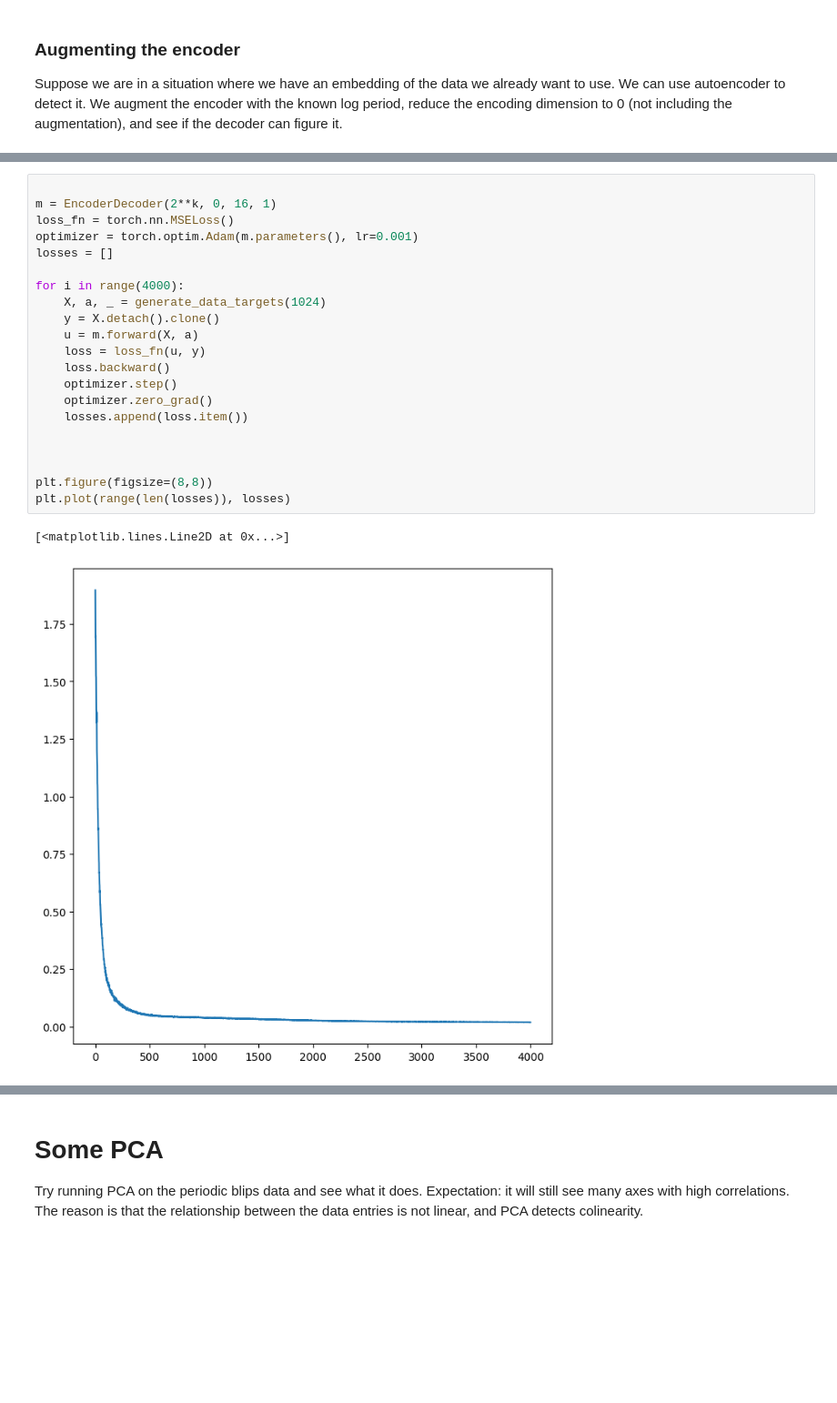
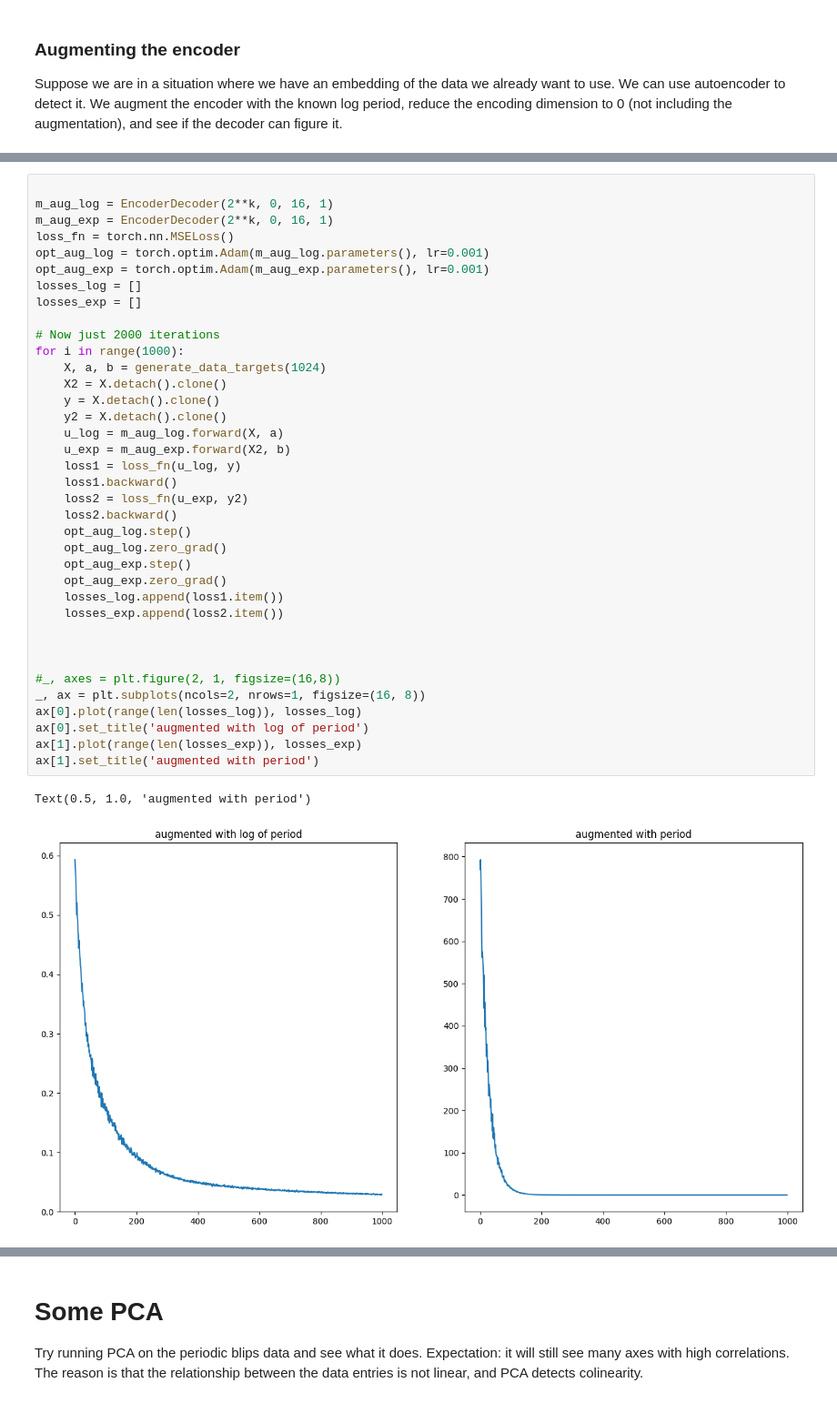
Before and after one commit to chenhi/groove_gang, a Jupyter notebook: autoencoder.ipynb, the cells around one changed output, grey strips where cells are left out. Shown at 91% size. Cells and saved outputs as stored; diff of their text form; blank space fills up the shorter version.

Commit message:
log period vs period

```diff
--- a/autoencoder.ipynb
+++ b/autoencoder.ipynb
@@ -118,27 +128,43 @@ base_targets = 2 ** torch.arange(k+1)[:, None]
 def generate_data_targets(n: int):
     r = torch.randint(0, k+1, size=(n,))
     return base_data[r] + torch.randn(size=(n, 2**k))*0.1, log_base_targets[r], base_targets[r]
-# %%
-
-m = EncoderDecoder(2**k, 0, 16, 1)
-loss_fn = torch.nn.MSELoss()
-optimizer = torch.optim.Adam(m.parameters(), lr=0.001)
-losses = []
-
-for i in range(4000):
-    X, a, _ = generate_data_targets(1024)
-    y = X.detach().clone()
-    u = m.forward(X, a)
-    loss = loss_fn(u, y)
-    loss.backward()
-    optimizer.step()
-    optimizer.zero_grad()
-    losses.append(loss.item())
-
-
-
-plt.figure(figsize=(8,8))
-plt.plot(range(len(losses)), losses)
-# %% [output]
-[<matplotlib.lines.Line2D at 0x...>]
-[figure, removed]
+# %%
+
+m_aug_log = EncoderDecoder(2**k, 0, 16, 1)
+m_aug_exp = EncoderDecoder(2**k, 0, 16, 1)
+loss_fn = torch.nn.MSELoss()
+opt_aug_log = torch.optim.Adam(m_aug_log.parameters(), lr=0.001)
+opt_aug_exp = torch.optim.Adam(m_aug_exp.parameters(), lr=0.001)
+losses_log = []
+losses_exp = []
+
+# Now just 2000 iterations
+for i in range(1000):
+    X, a, b = generate_data_targets(1024)
+    X2 = X.detach().clone()
+    y = X.detach().clone()
+    y2 = X.detach().clone()
+    u_log = m_aug_log.forward(X, a)
+    u_exp = m_aug_exp.forward(X2, b)
+    loss1 = loss_fn(u_log, y)
+    loss1.backward()
+    loss2 = loss_fn(u_exp, y2)
+    loss2.backward()
+    opt_aug_log.step()
+    opt_aug_log.zero_grad()
+    opt_aug_exp.step()
+    opt_aug_exp.zero_grad()
+    losses_log.append(loss1.item())
+    losses_exp.append(loss2.item())
+
+
+
+#_, axes = plt.figure(2, 1, figsize=(16,8))
+_, ax = plt.subplots(ncols=2, nrows=1, figsize=(16, 8))
+ax[0].plot(range(len(losses_log)), losses_log)
+ax[0].set_title('augmented with log of period')
+ax[1].plot(range(len(losses_exp)), losses_exp)
+ax[1].set_title('augmented with period')
+# %% [output]
+Text(0.5, 1.0, 'augmented with period')
+[figure, added]
```
Also changed, not shown: parts of 7 cells of this notebook.
